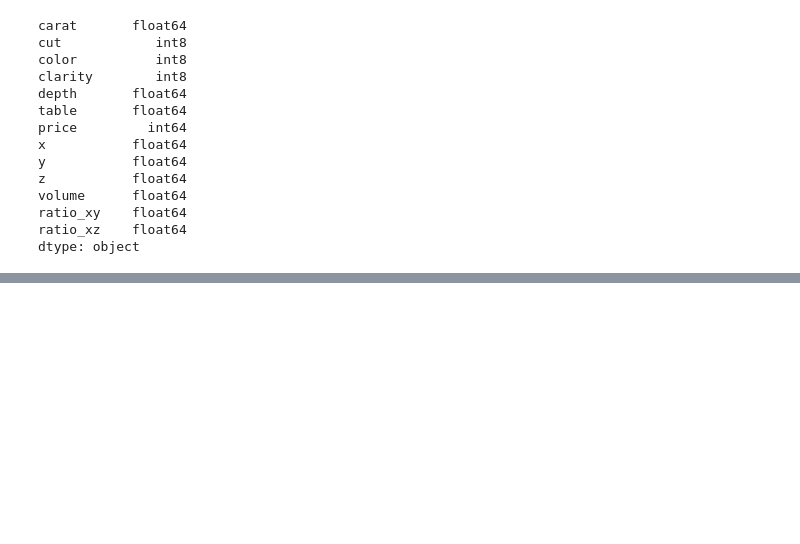
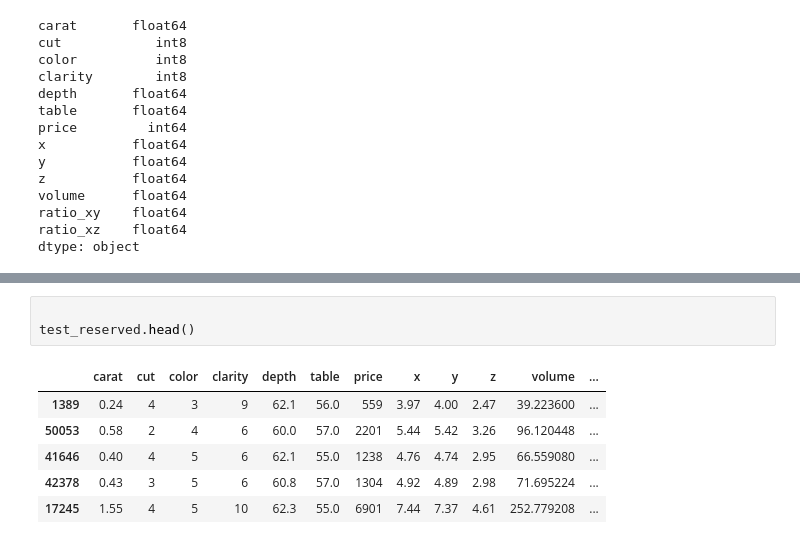
Before and after one commit to wanermiranda/LinearRegression, a Jupyter notebook: notebooks/Dataset Preparation.ipynb, the cells around one changed output, grey strips where cells are left out. Drawn from its saved outputs; the diff is of its cells as text; blank space fills up the shorter version.

```diff
--- a/notebooks/Dataset Preparation.ipynb
+++ b/notebooks/Dataset Preparation.ipynb
@@ -211,0 +198,10 @@ dtype: object
+# %%
+
+test_reserved.head()
+# %% [output]
+|  | carat | cut | color | clarity | depth | table | price | x | y | z | volume | ... |
+| 1389 | 0.24 | 4 | 3 | 9 | 62.1 | 56.0 | 559 | 3.97 | 4.00 | 2.47 | 39.223600 | ... |
+| 50053 | 0.58 | 2 | 4 | 6 | 60.0 | 57.0 | 2201 | 5.44 | 5.42 | 3.26 | 96.120448 | ... |
+| 41646 | 0.40 | 4 | 5 | 6 | 62.1 | 55.0 | 1238 | 4.76 | 4.74 | 2.95 | 66.559080 | ... |
+| 42378 | 0.43 | 3 | 5 | 6 | 60.8 | 57.0 | 1304 | 4.92 | 4.89 | 2.98 | 71.695224 | ... |
+| 17245 | 1.55 | 4 | 5 | 10 | 62.3 | 55.0 | 6901 | 7.44 | 7.37 | 4.61 | 252.779208 | ... |
```
Also changed, not shown: parts of 13 cells of this notebook, 5 other files.
